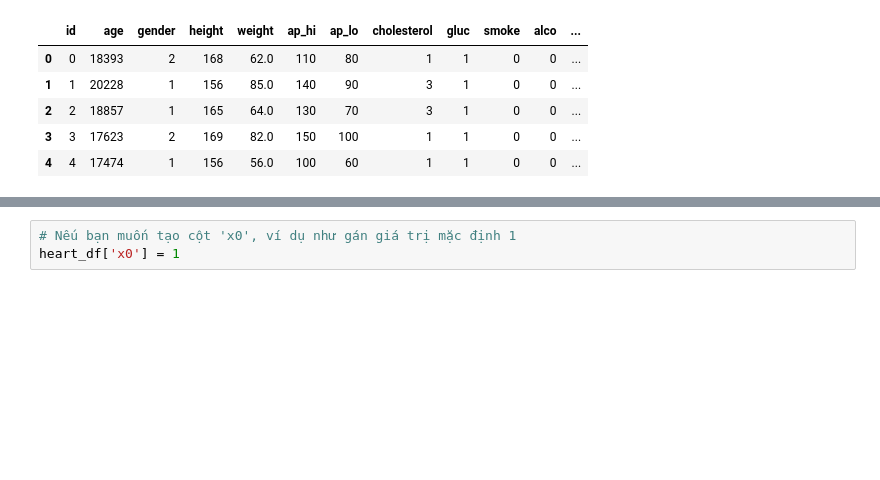
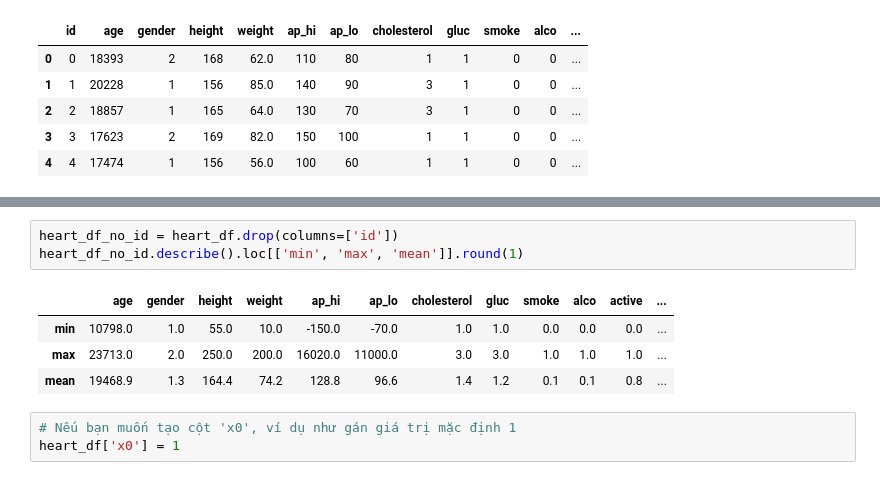
Before and after one commit to NguyenBaoZ/Random-Forest-Heart-Prediction, a Jupyter notebook: Heart_Decision_Tree_Random_Forest.ipynb, the cells around one changed output, grey strips where cells are left out. Drawn from its saved outputs; the diff is of its cells as text; blank space fills up the shorter version.

```diff
--- a/Heart_Decision_Tree_Random_Forest.ipynb
+++ b/Heart_Decision_Tree_Random_Forest.ipynb
@@ -42,3 +74,11 @@ heart_df.head()
+# %%
+heart_df_no_id = heart_df.drop(columns=['id'])
+heart_df_no_id.describe().loc[['min', 'max', 'mean']].round(1)
+# %% [output]
+|  | age | gender | height | weight | ap_hi | ap_lo | cholesterol | gluc | smoke | alco | active | ... |
+| min | 10798.0 | 1.0 | 55.0 | 10.0 | -150.0 | -70.0 | 1.0 | 1.0 | 0.0 | 0.0 | 0.0 | ... |
+| max | 23713.0 | 2.0 | 250.0 | 200.0 | 16020.0 | 11000.0 | 3.0 | 3.0 | 1.0 | 1.0 | 1.0 | ... |
+| mean | 19468.9 | 1.3 | 164.4 | 74.2 | 128.8 | 96.6 | 1.4 | 1.2 | 0.1 | 0.1 | 0.8 | ... |
 # %%
 # Nếu bạn muốn tạo cột 'x0', ví dụ như gán giá trị mặc định 1
 heart_df['x0'] = 1
```
Also changed, not shown: parts of 2 cells of this notebook, 2 other files.
